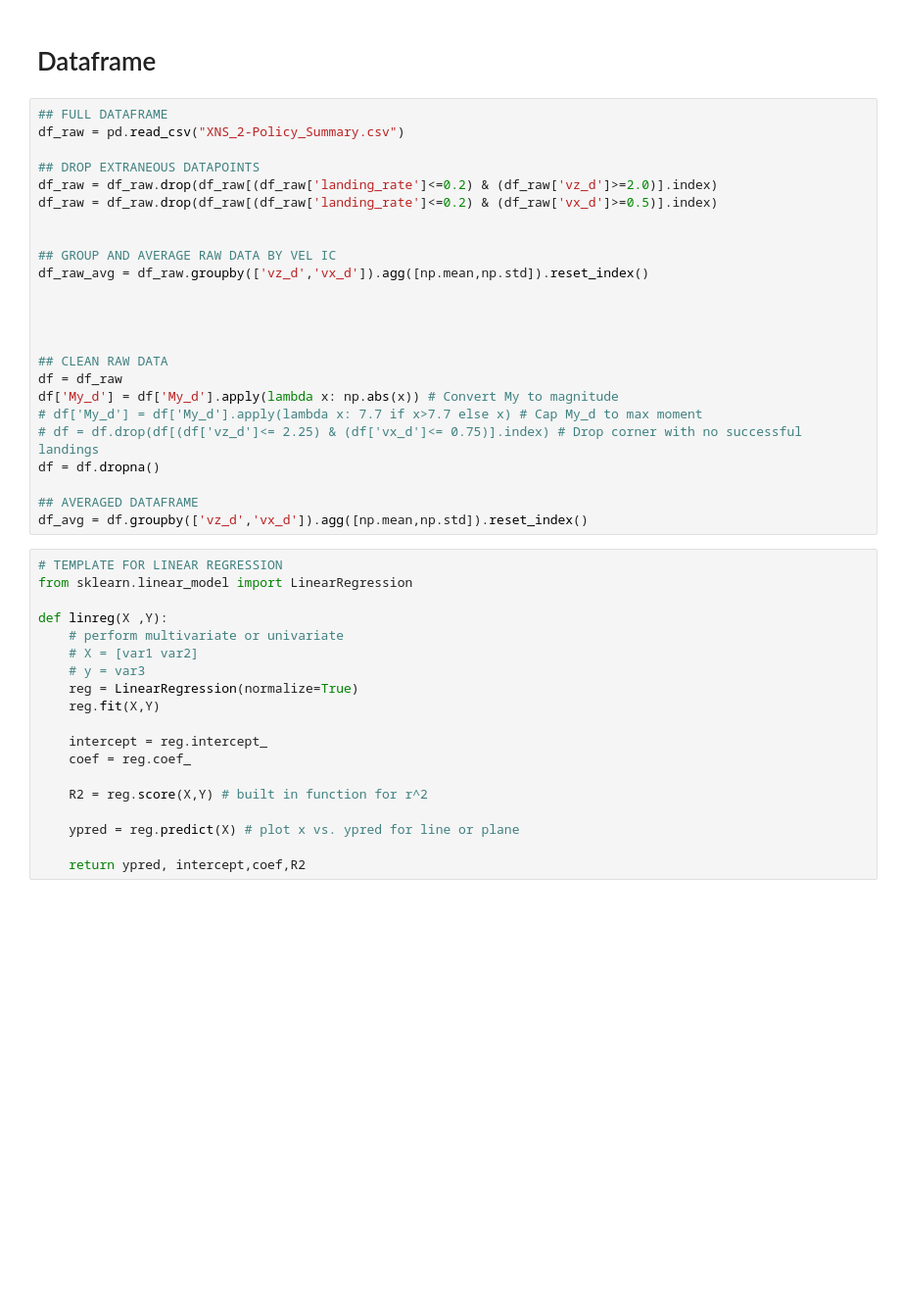
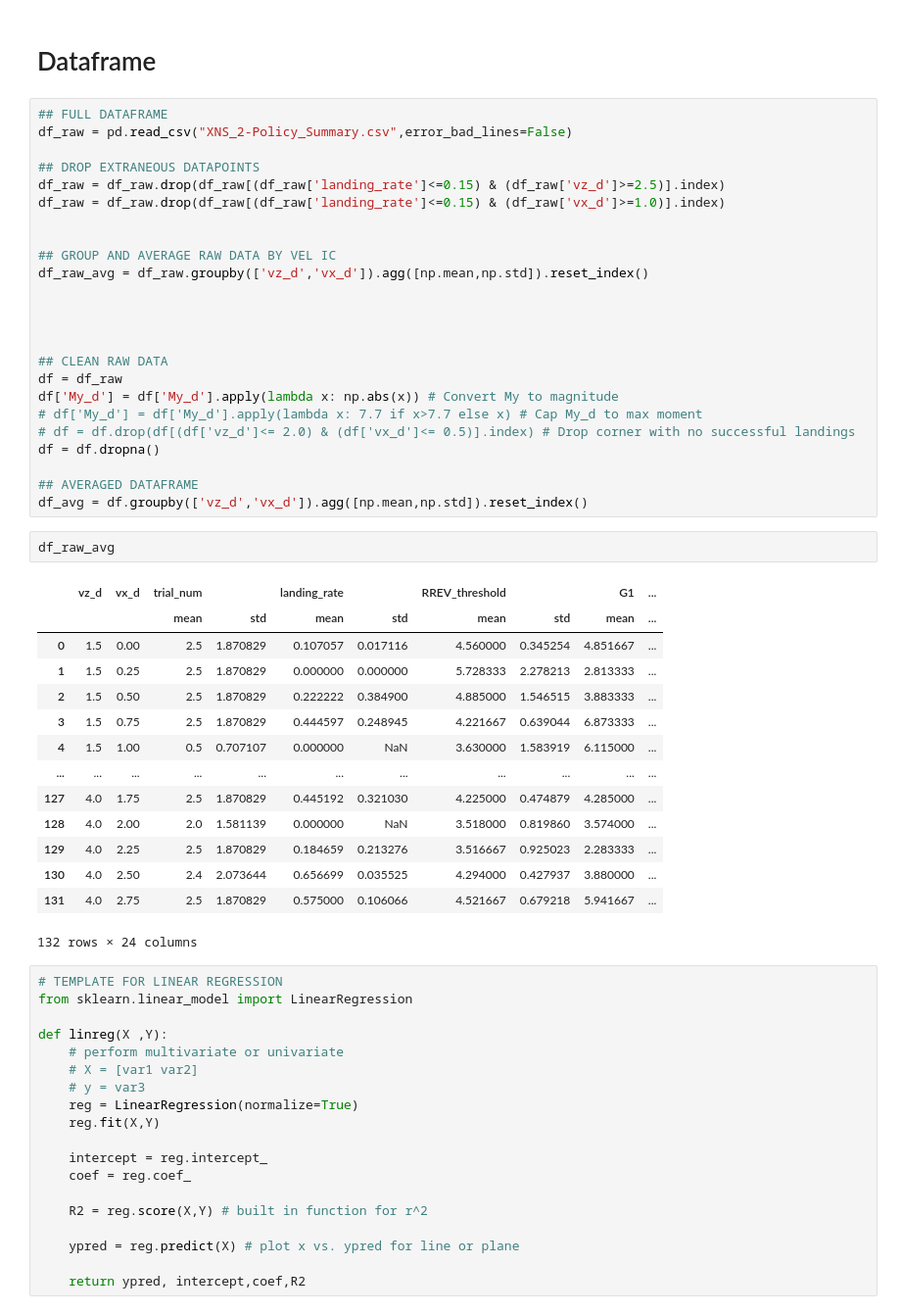
Before and after one commit to bhabas/sar_simulation, a Jupyter notebook: src/Projects/IROS_DataAnalysis/ExtraNarrow-Short_2-Policy/XNS_2-Policy_Analysis.ipynb, the cells around one changed output. Shown at 98% size. Saved outputs shown, nothing was run; the diff lists cells and outputs as text; blank space fills up the shorter version.

```diff
--- a/src/Projects/IROS_DataAnalysis/ExtraNarrow-Short_2-Policy/XNS_2-Policy_Analysis.ipynb
+++ b/src/Projects/IROS_DataAnalysis/ExtraNarrow-Short_2-Policy/XNS_2-Policy_Analysis.ipynb
@@ -17,11 +17,11 @@ from matplotlib import cm
 # Dataframe
 # %%
 ## FULL DATAFRAME
-df_raw = pd.read_csv("XNS_2-Policy_Summary.csv")
+df_raw = pd.read_csv("XNS_2-Policy_Summary.csv",error_bad_lines=False)
 
 ## DROP EXTRANEOUS DATAPOINTS
-df_raw = df_raw.drop(df_raw[(df_raw['landing_rate']<=0.2) & (df_raw['vz_d']>=2.0)].index)
-df_raw = df_raw.drop(df_raw[(df_raw['landing_rate']<=0.2) & (df_raw['vx_d']>=0.5)].index)
+df_raw = df_raw.drop(df_raw[(df_raw['landing_rate']<=0.15) & (df_raw['vz_d']>=2.5)].index)
+df_raw = df_raw.drop(df_raw[(df_raw['landing_rate']<=0.15) & (df_raw['vx_d']>=1.0)].index)
 
 
 ## GROUP AND AVERAGE RAW DATA BY VEL IC
@@ -34,11 +34,28 @@ df_raw_avg = df_raw.groupby(['vz_d','vx_d']).agg([np.mean,np.std]).reset_index()
 df = df_raw
 df['My_d'] = df['My_d'].apply(lambda x: np.abs(x)) # Convert My to magnitude
 # df['My_d'] = df['My_d'].apply(lambda x: 7.7 if x>7.7 else x) # Cap My_d to max moment
-# df = df.drop(df[(df['vz_d']<= 2.25) & (df['vx_d']<= 0.75)].index) # Drop corner with no successful landings
+# df = df.drop(df[(df['vz_d']<= 2.0) & (df['vx_d']<= 0.5)].index) # Drop corner with no successful landings
 df = df.dropna()
 
 ## AVERAGED DATAFRAME
 df_avg = df.groupby(['vz_d','vx_d']).agg([np.mean,np.std]).reset_index()
+# %%
+df_raw_avg
+# %% [output]
+|  | vz_d | vx_d | trial_num |  | landing_rate |  | RREV_threshold |  | G1 | ... |
+|  |  |  | mean | std | mean | std | mean | std | mean | ... |
+| 0 | 1.5 | 0.00 | 2.5 | 1.870829 | 0.107057 | 0.017116 | 4.560000 | 0.345254 | 4.851667 | ... |
+| 1 | 1.5 | 0.25 | 2.5 | 1.870829 | 0.000000 | 0.000000 | 5.728333 | 2.278213 | 2.813333 | ... |
+| 2 | 1.5 | 0.50 | 2.5 | 1.870829 | 0.222222 | 0.384900 | 4.885000 | 1.546515 | 3.883333 | ... |
+| 3 | 1.5 | 0.75 | 2.5 | 1.870829 | 0.444597 | 0.248945 | 4.221667 | 0.639044 | 6.873333 | ... |
+| 4 | 1.5 | 1.00 | 0.5 | 0.707107 | 0.000000 | NaN | 3.630000 | 1.583919 | 6.115000 | ... |
+| ... | ... | ... | ... | ... | ... | ... | ... | ... | ... | ... |
+| 127 | 4.0 | 1.75 | 2.5 | 1.870829 | 0.445192 | 0.321030 | 4.225000 | 0.474879 | 4.285000 | ... |
+| 128 | 4.0 | 2.00 | 2.0 | 1.581139 | 0.000000 | NaN | 3.518000 | 0.819860 | 3.574000 | ... |
+| 129 | 4.0 | 2.25 | 2.5 | 1.870829 | 0.184659 | 0.213276 | 3.516667 | 0.925023 | 2.283333 | ... |
+| 130 | 4.0 | 2.50 | 2.4 | 2.073644 | 0.656699 | 0.035525 | 4.294000 | 0.427937 | 3.880000 | ... |
+| 131 | 4.0 | 2.75 | 2.5 | 1.870829 | 0.575000 | 0.106066 | 4.521667 | 0.679218 | 5.941667 | ... |
+132 rows × 24 columns
 # %%
 # TEMPLATE FOR LINEAR REGRESSION
 from sklearn.linear_model import LinearRegression
```
Also changed, not shown: parts of 4 cells of this notebook, 16 other files.
